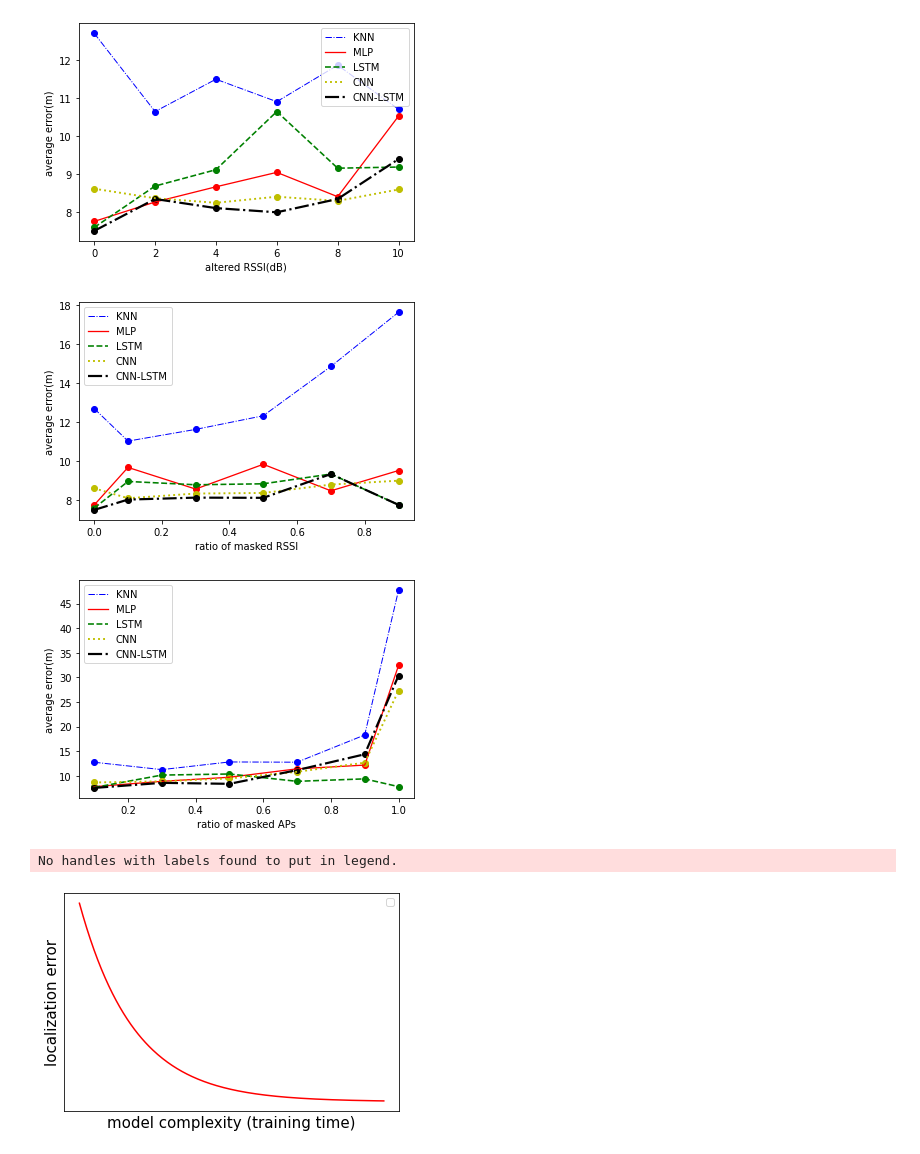
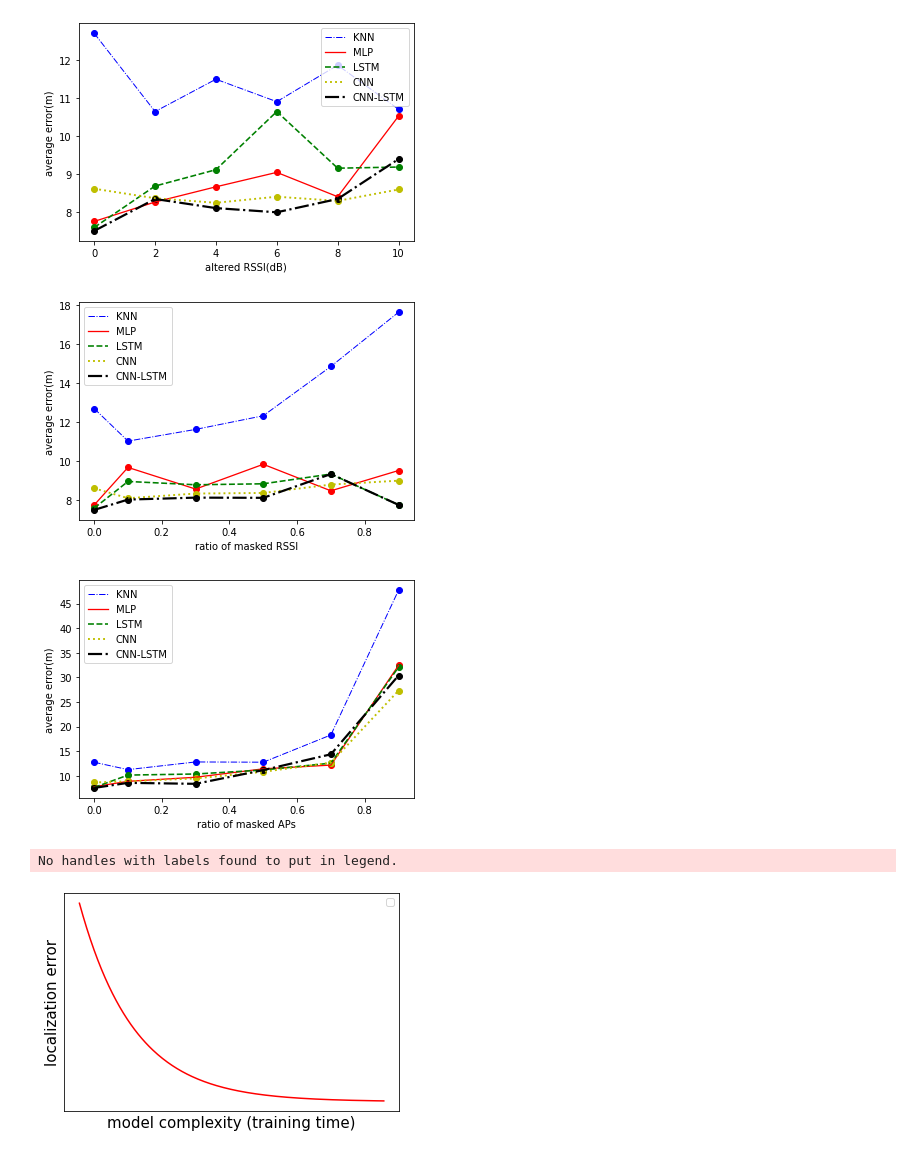
Before and after one commit to clubfor5/comp5214_project, a Jupyter notebook: result.ipynb, the cells around one changed output. Saved outputs shown, nothing was run; the diff lists cells and outputs as text; code cells hidden in the pictures.

```diff
--- a/result.ipynb
+++ b/result.ipynb
@@ -86,11 +86,11 @@ plt.show()
 
 plt.xlabel('ratio of masked APs')
 plt.ylabel('average error(m)')
-plt.xticks([i * 0.2 for i in range(6)])
-masked_ap_ratio = [0.1, 0.3, 0.5, 0.7, 0.9, 1.0]
+plt.xticks([i * 0.1 for i in range(10)])
+masked_ap_ratio = [0, 0.1, 0.3, 0.5, 0.7, 0.9]
 knn = [12.73,11.23,12.79,12.74,18.28,47.71]
 mlp = [7.76,8.85,9.68,11.39,12.15,32.41]
-lstm = [7.60,10.12,10.34,8.85,9.35,7.77]
+lstm = [7.60,10.12,10.34,11.15,12.55,32.07]
 cnn = [8.62,8.85,9.44,10.79,12.64,27.30]
 cnn_lstm = [7.51, 8.54,8.34,11.13,14.35,30.37]
 errors = [knn,mlp, lstm,cnn,cnn_lstm]
@@ -113,33 +113,33 @@ def model_func(x, a, k, b):
 x = np.array([399.75, 989.25, 1578.75, 2168.25, 2757.75, 3347.25, 3936.75, 4526.25, 5115.75, 5705.25])
 y = np.array([109,62,39,13,10,4,2,0,1,2])
 
 # curve fit
 p0 = (1.,1.e-5,1.) # starting search koefs
 opt, pcov = curve_fit(model_func, x, y, p0)
 a, k, b = opt
 # test result
 x2 = np.linspace(250, 6000, 250)
 y2 = model_func(x2, a, k, b)
 fig, ax = plt.subplots()
 ax.plot(x2, y2, color='r')
 #ax.plot(x, y, 'bo', label='data with noise')
 ax.legend(loc='best')
 
 font2 = {'family' : 'Times New Roman',
 'weight' : 'normal',
 'size'   : 15,
 }
 plt.xlabel('model complexity (training time)',font2)
 plt.ylabel('localization error',font2)
 plt.xticks([])  # 去x坐标刻度
 plt.yticks([])  # 去y坐标刻度
 plt.savefig("pathological_curve")
 plt.show()
 # %% [output]
 [figure]
 [figure]
 [figure]
 [figure]
-[figure, old version]
+[figure, new version]
 No handles with labels found to put in legend.
 [figure]
```
Also changed, not shown: 1 other file.
